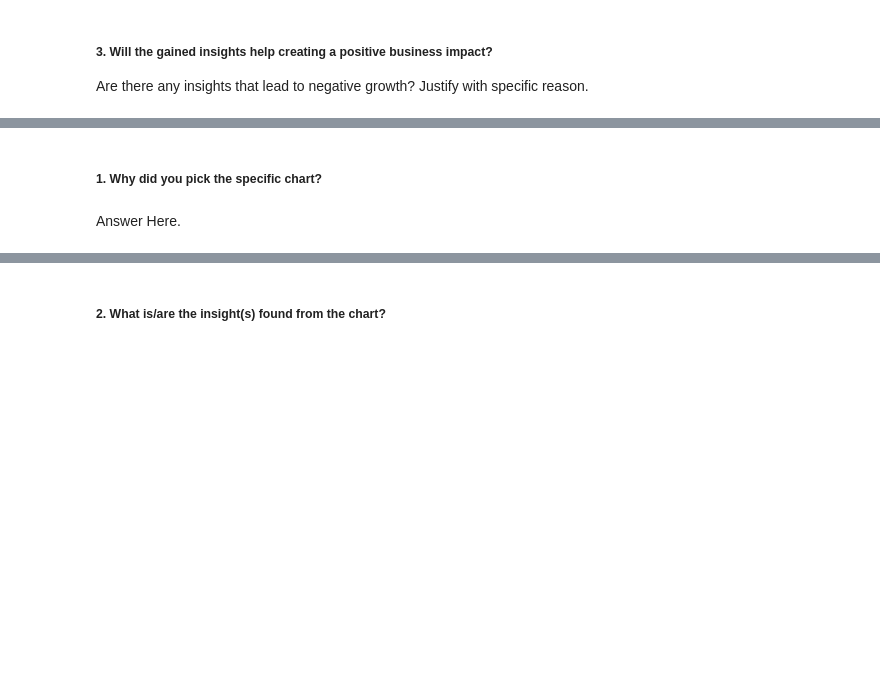
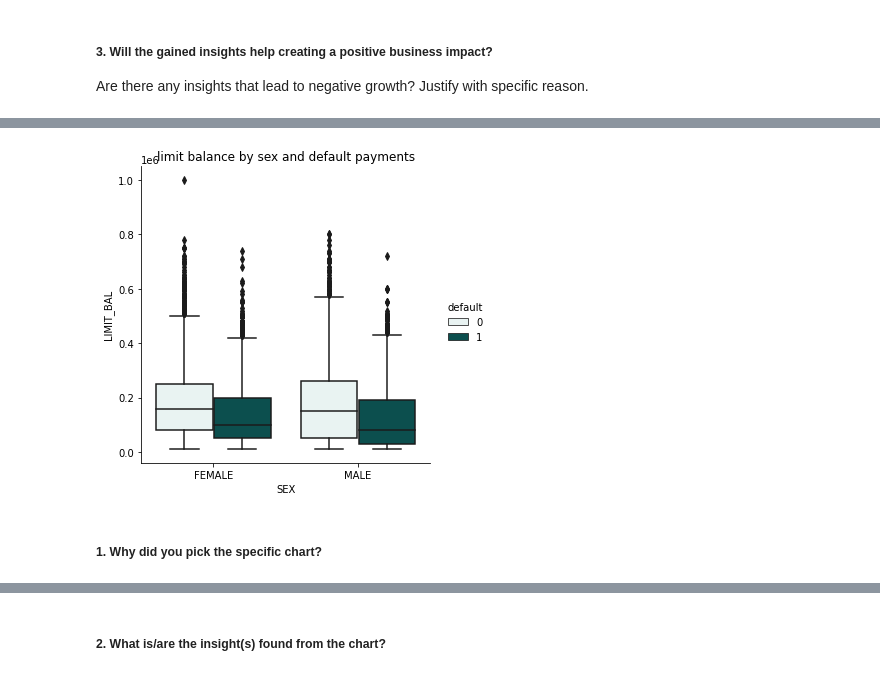
Before and after one commit to SaniyaBubere/Credit-Card-Default-Prediction, a Jupyter notebook: Credit_Card_Default_Prediction.ipynb, the cells around one changed output, grey strips where cells are left out. Saved outputs shown, nothing was run; the diff lists cells and outputs as text; code cells hidden in the pictures; blank space fills up the shorter version.

```diff
--- a/Credit_Card_Default_Prediction.ipynb
+++ b/Credit_Card_Default_Prediction.ipynb
@@ -641,4 +604,20 @@ plt.show()
+# %%
+#Creating new variables
+var = df[['SEX', 'LIMIT_BAL','AGE']].copy()
+var['default'] = df['default']
+
+#replace values in varibles with original names
+var.replace({'SEX': {1 : 'MALE', 2 : 'FEMALE'}},inplace = True)
+# %%
+#taking catplot for the given variable
+sns.catplot(x = "SEX",
+            y = "LIMIT_BAL",
+            kind = "box",
+            hue = "default",
+            color = '#0c4f4e',
+            data = var, saturation = 2,
+            margin_titles = True).set(title = "limit balance by sex and default payments");
+# %% [output]
+[figure, added]
 # %% [markdown]
 ##### 1. Why did you pick the specific chart?
-# %% [markdown]
-Answer Here.
```
Also changed, not shown: parts of 77 cells of this notebook.
